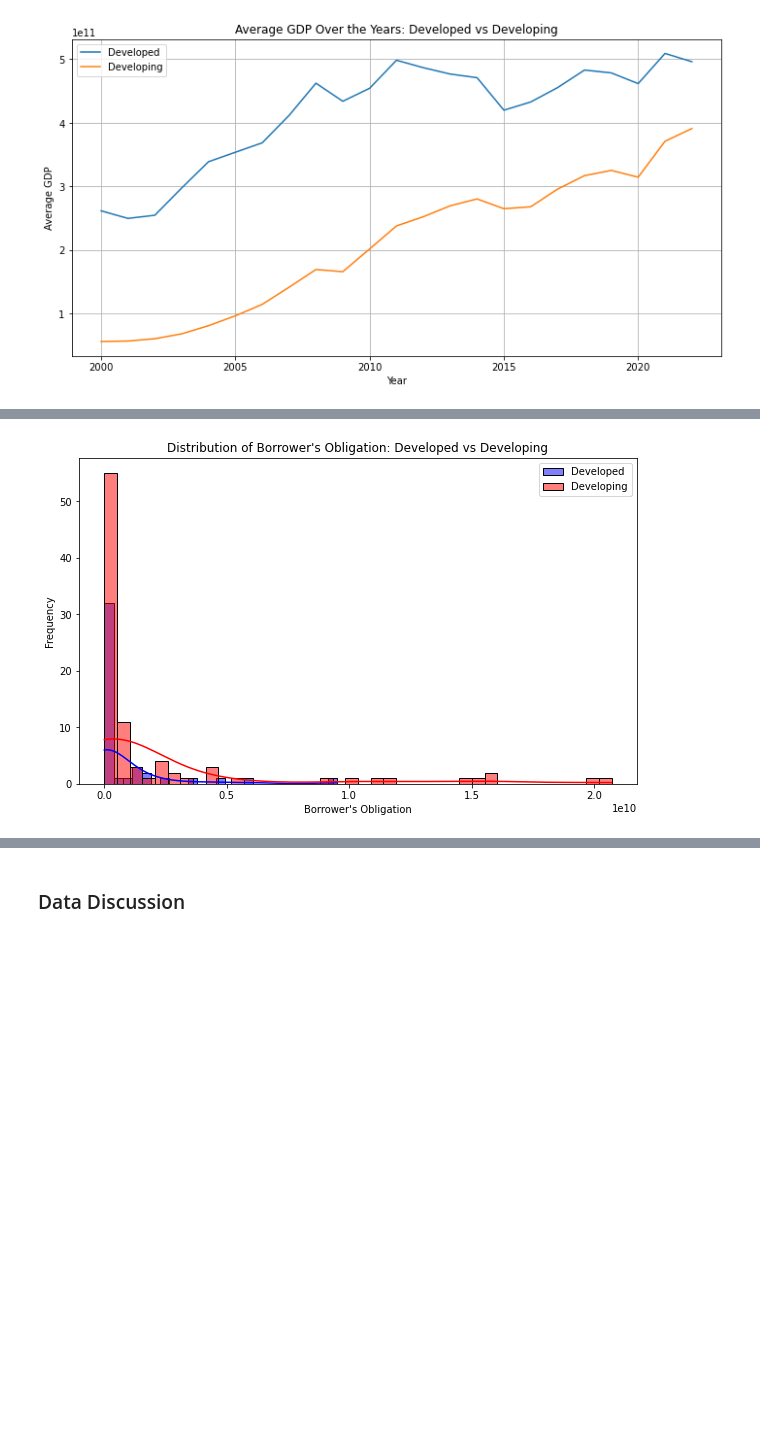
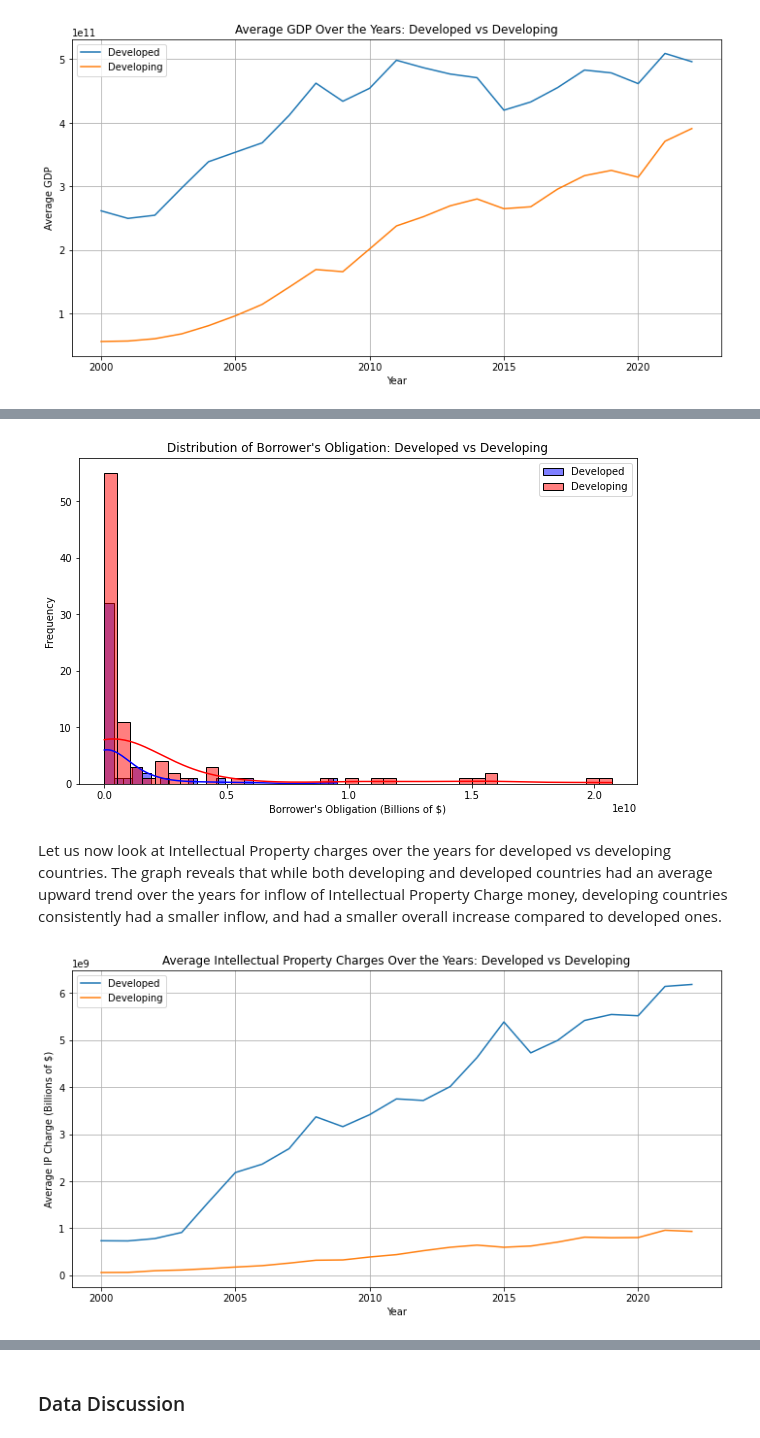
Before and after one commit to adityakakade432/info2950_final_project, a Jupyter notebook: Phase_2_Notebook (5).ipynb, the cells around one changed output, grey strips where cells are left out. Cells and saved outputs as stored; diff of their text form; code cells hidden in the pictures; blank space fills up the shorter version.

```diff
--- a/Phase_2_Notebook (5).ipynb
+++ b/Phase_2_Notebook (5).ipynb
@@ -261,3 +293,11 @@ print(int_prop_dbt_dev_df.head(5))
+# %%
+cols_to_fix = ['2000', '2001', '2002',
+       '2003', '2004', '2005', '2006', '2007', '2008', '2009', '2010', '2011',
+       '2012', '2013', '2014', '2015', '2016', '2017', '2018', '2019', '2020',
+       '2021', '2022']
+
+for col in cols_to_fix:
+  int_prop_dbt_dev_df[col] = int_prop_dbt_dev_df[col].astype(np.float64)
 # %% [markdown]
 ### Summary Statistics
 # %%
@@ -414,9 +464,26 @@ plt.figure(figsize=(10,6))
 sns.histplot(developed_df['Borrower\'s Obligation'], kde=True, label='Developed', color='blue')
 sns.histplot(developing_df['Borrower\'s Obligation'], kde=True, label='Developing', color='red')
 plt.title('Distribution of Borrower\'s Obligation: Developed vs Developing')
-plt.xlabel('Borrower\'s Obligation')
+plt.xlabel('Borrower\'s Obligation (Billions of $)')
 plt.ylabel('Frequency')
 plt.legend()
 plt.show()
 # %% [output]
-[figure, old version]
+[figure, new version]
+# %% [markdown]
+Let us now look at Intellectual Property charges over the years for developed vs developing countries.  The graph reveals that while both developing and developed countries had an average upward trend over the years for inflow of Intellectual Property Charge money, developing countries consistently had a smaller inflow, and had a smaller overall increase compared to developed ones.
+# %%
+ip_developed_df = int_prop_dbt_dev_df[int_prop_dbt_dev_df['developed'] == 1.0]
+ip_developing_df = int_prop_dbt_dev_df[int_prop_dbt_dev_df['developed'] == 0.0]
+
+plt.figure(figsize=(12,6))
+ip_developed_df.loc[:, '2000':'2022'].mean().plot(label='Developed')
+ip_developing_df.loc[:, '2000':'2022'].mean().plot(label='Developing')
+plt.title('Average Intellectual Property Charges Over the Years: Developed vs Developing')
+plt.xlabel('Year')
+plt.ylabel('Average IP Charge (Billions of $)')
+plt.legend()
+plt.grid(True)
+plt.show()
+# %% [output]
+[figure, added]
```
Also changed, not shown: parts of 21 cells of this notebook, 2 other files.
